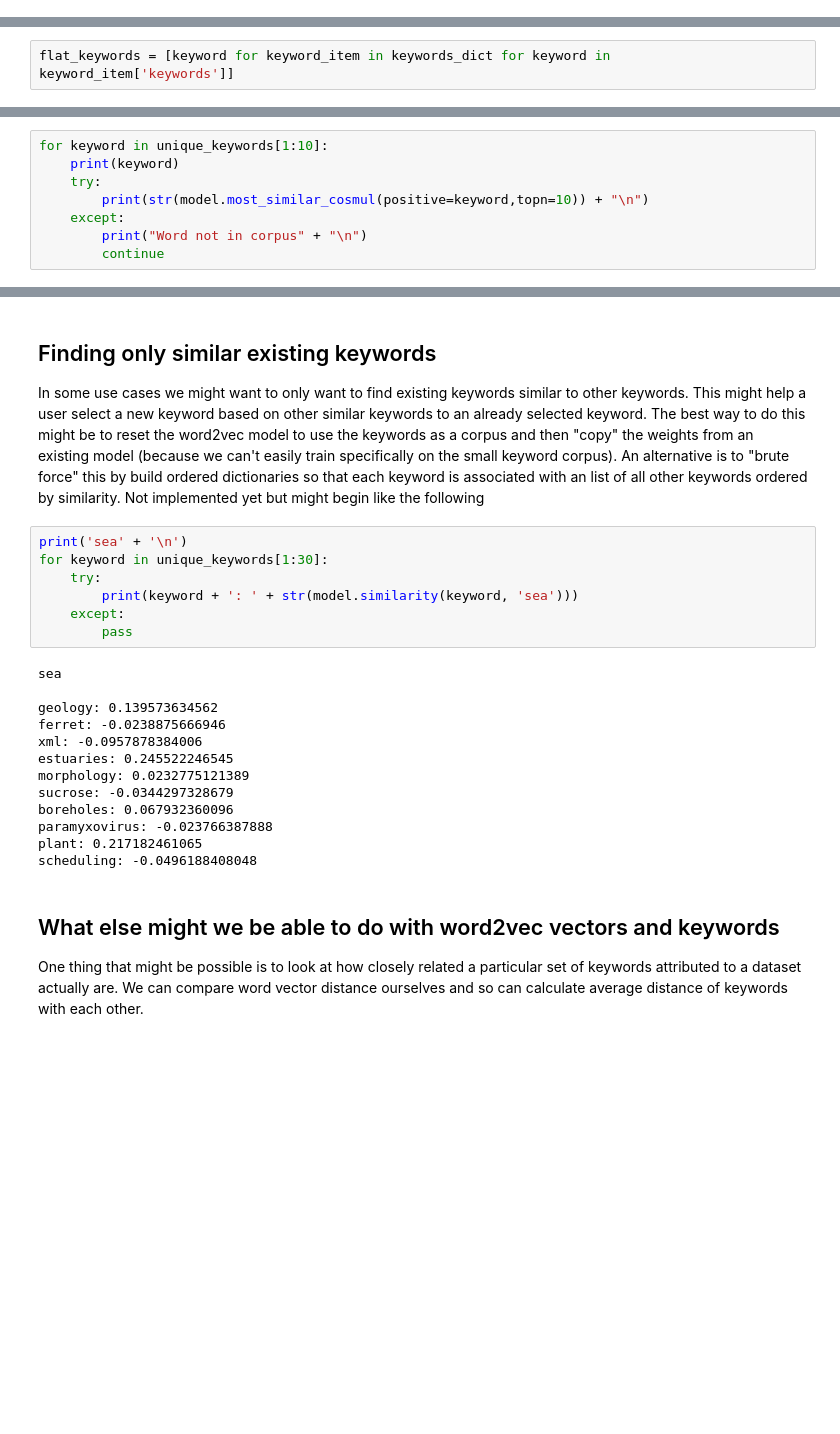
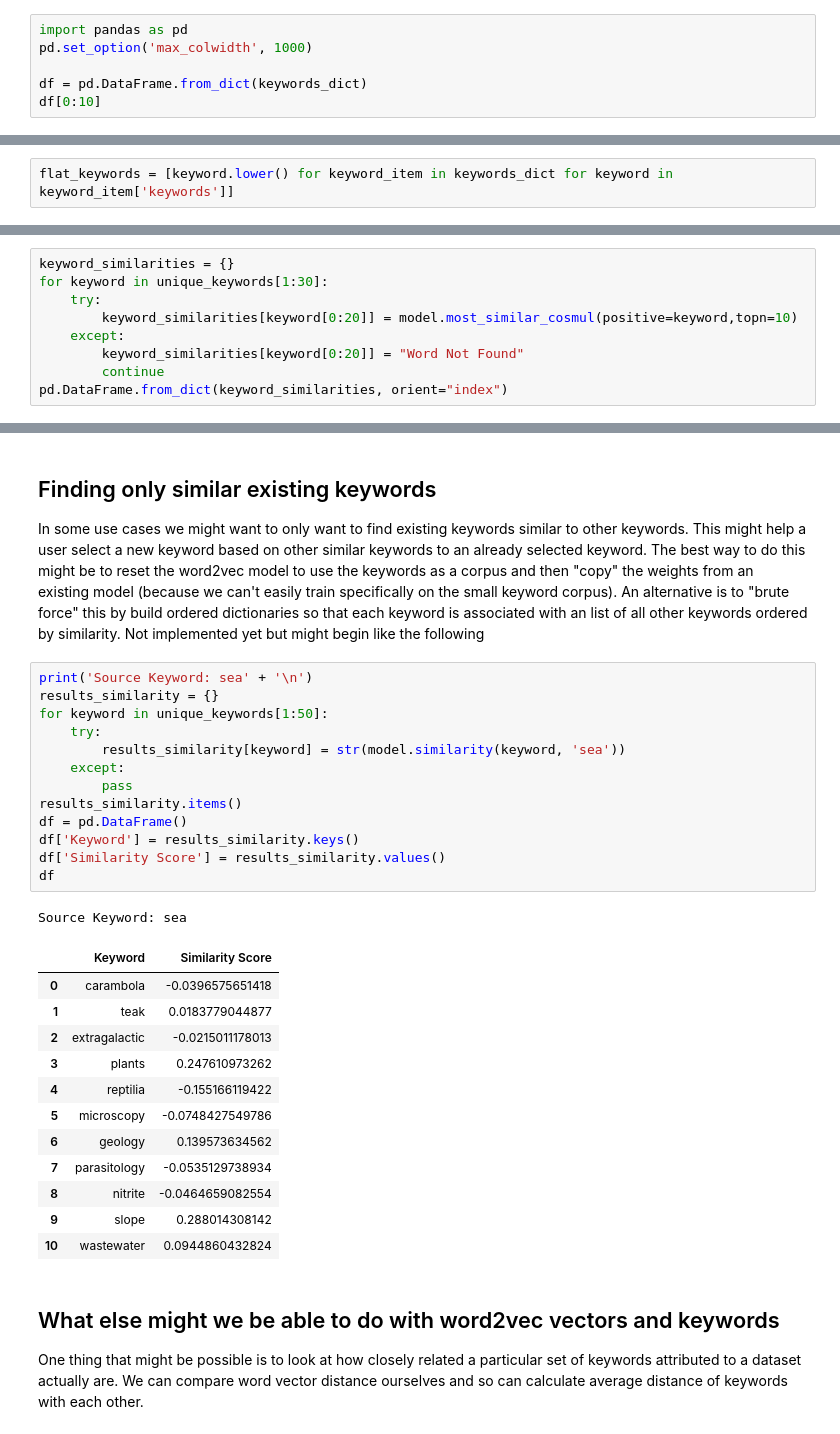
Before and after one commit to oznome/TagTagWord2Vec, a Jupyter notebook: TagTagWord2Vec.ipynb, the cells around one changed output, grey strips where cells are left out. Drawn from its saved outputs; the diff is of its cells as text; blank space fills up the shorter version.

Commit message:
Formating tables

```diff
--- a/TagTagWord2Vec.ipynb
+++ b/TagTagWord2Vec.ipynb
@@ -67,0 +62,6 @@ for anItem in keywords_dict[0:10]:
+# %%
+import pandas as pd
+pd.set_option('max_colwidth', 1000)
+
+df = pd.DataFrame.from_dict(keywords_dict)
+df[0:10]
@@ -70,7 +85,7 @@ for anItem in keywords_dict[0:10]:
 
 Keywords are flattened to a unique list. However there are a lot of keywords that aren't single words. These aren't handled currently.
 # %%
-flat_keywords = [keyword for keyword_item in keywords_dict for keyword in keyword_item['keywords']]
+flat_keywords = [keyword.lower() for keyword_item in keywords_dict for keyword in keyword_item['keywords']]
 # %%
 unique_keywords = list(set(flat_keywords))
 # %%
@@ -82,11 +97,12 @@ len(unique_keywords)
 
 Here we find the top 10 words similar to a keyword. Note that this isn't finding the most similar other keywords rather it is finding words from the original word to vec corpus (in this case wikipedia + gigawords), only a small number of which are exisiting keywords. Also note that not all keywords are in the corpus if a keyword isn't present an error is thrown.
 # %%
-for keyword in unique_keywords[1:10]:
-    print(keyword)
+keyword_similarities = {}
+for keyword in unique_keywords[1:30]:
     try:
-        print(str(model.most_similar_cosmul(positive=keyword,topn=10)) + "\n")
+        keyword_similarities[keyword[0:20]] = model.most_similar_cosmul(positive=keyword,topn=10)
     except:
-        print("Word not in corpus" + "\n")
+        keyword_similarities[keyword[0:20]] = "Word Not Found"
         continue
+pd.DataFrame.from_dict(keyword_similarities, orient="index")
 # %% [output]
@@ -112,25 +128,32 @@ Word not in corpus
 
 In some use cases we might want to only want to find existing keywords similar to other keywords. This might help a user select a new keyword based on other similar keywords to an already selected keyword. The best way to do this might be to reset the word2vec model to use the keywords as a corpus and then "copy" the weights from an existing model (because we can't easily train specifically on the small keyword corpus). An alternative is to "brute force" this by build ordered dictionaries so that each keyword is associated with an list of all other keywords ordered by similarity. Not implemented yet but might begin like the following
 # %%
-print('sea' + '\n')
-for keyword in unique_keywords[1:30]:
+print('Source Keyword: sea' + '\n')
+results_similarity = {}
+for keyword in unique_keywords[1:50]:
     try:
-        print(keyword + ': ' + str(model.similarity(keyword, 'sea')))
+        results_similarity[keyword] = str(model.similarity(keyword, 'sea'))
     except:
         pass
+results_similarity.items()
+df = pd.DataFrame()
+df['Keyword'] = results_similarity.keys()
+df['Similarity Score'] = results_similarity.values()
+df
 # %% [output]
-sea
-
-geology: 0.139573634562
-ferret: -0.0238875666946
-xml: -0.0957878384006
-estuaries: 0.245522246545
-morphology: 0.0232775121389
-sucrose: -0.0344297328679
-boreholes: 0.067932360096
-paramyxovirus: -0.023766387888
-plant: 0.217182461065
-scheduling: -0.0496188408048
+Source Keyword: sea
+|  | Keyword | Similarity Score |
+| 0 | carambola | -0.0396575651418 |
+| 1 | teak | 0.0183779044877 |
+| 2 | extragalactic | -0.0215011178013 |
+| 3 | plants | 0.247610973262 |
+| 4 | reptilia | -0.155166119422 |
+| 5 | microscopy | -0.0748427549786 |
+| 6 | geology | 0.139573634562 |
+| 7 | parasitology | -0.0535129738934 |
+| 8 | nitrite | -0.0464659082554 |
+| 9 | slope | 0.288014308142 |
+| 10 | wastewater | 0.0944860432824 |
 # %% [markdown]
 ## What else might we be able to do with word2vec vectors and keywords
 
```
Also changed, not shown: parts of 24 cells of this notebook.
